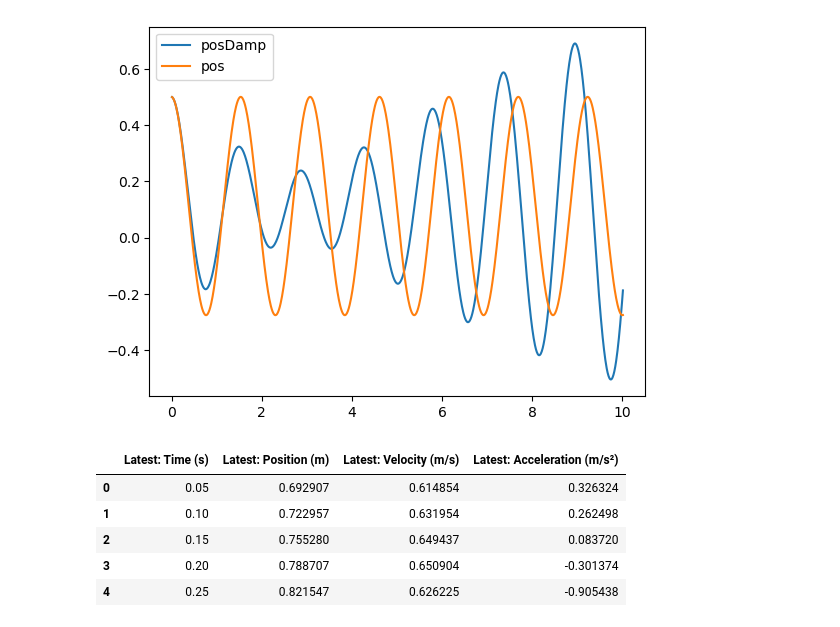
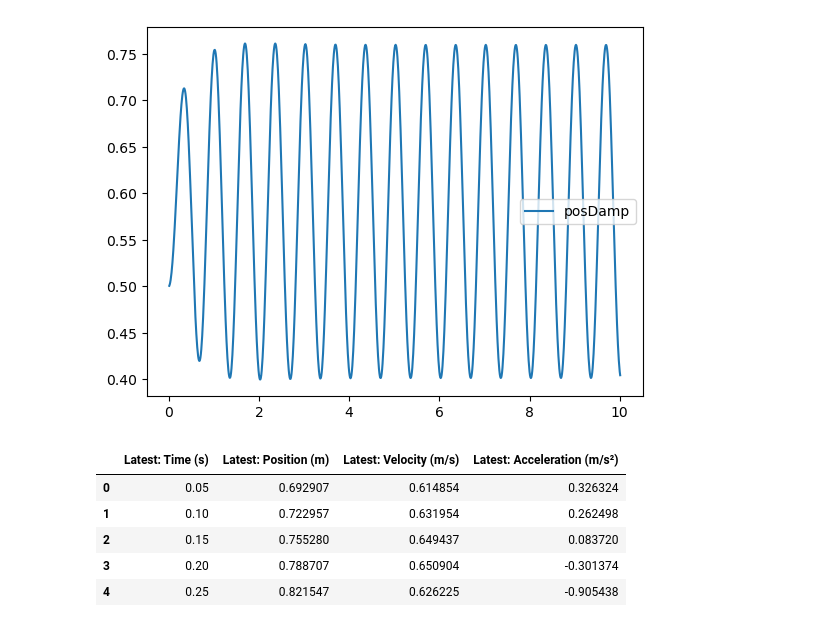
Before and after one commit to AustinZhang25/HonorsPhysics2, a Jupyter notebook: Unit4/Unit 4 Damped Oscillation.ipynb, the cells around one changed output. Cells and saved outputs as stored; diff of their text form; code cells hidden in the pictures.

Commit message:
added driving force to comp model

```diff
--- a/Unit4/Unit 4 Damped Oscillation.ipynb
+++ b/Unit4/Unit 4 Damped Oscillation.ipynb
@@ -9,7 +9,7 @@ startX = 0.7
 stretch = startX-h
 v = 0
 k = 5
-m = 0.4
+m = 0.0609
 g = 9.8
 w = (9.8*m)
 friction_coef = 0.1
@@ -36,7 +36,7 @@ startX = 0.7
 stretch = startX-h
 v = 0
 k = 5
-m = 0.3
+m = 0.0609
 g = 9.8
 w = (9.8*m)
 air_resistance = 0.1
@@ -48,12 +48,13 @@ velDamp = []
 time = []
 drivForce = []
 
+
 while t<=10:
     stretch = startX-h
     spring_force = k*stretch
     damping_force = air_resistance*v*v
-    driving_force = 1/4*math.sin(1.2*math.pi*t)
-    a = ((spring_force)+driving_force+(-w) - np.sign(v)*(damping_force))/m
+    driving_force = 1/4*math.sin(3*math.pi*t)
+    a = ((spring_force)+(-w) + (driving_force)- np.sign(v)*(damping_force))/m
     v += a*dt
     h += v*dt
     t += dt
@@ -63,12 +64,12 @@ while t<=10:
     velDamp.append(v)
 # %%
 plt.plot(time, posDamp)
-plt.plot(time, pos)
+#plt.plot(time, pos)
 #plt.plot(time, drivForce)
 plt.legend(["posDamp", "pos", "drivForce"])
 plt.show()
 # %% [output]
-[figure, old version]
+[figure, new version]
 # %%
 import pandas as pd
 df = pd.read_csv('First Data.csv')
```
